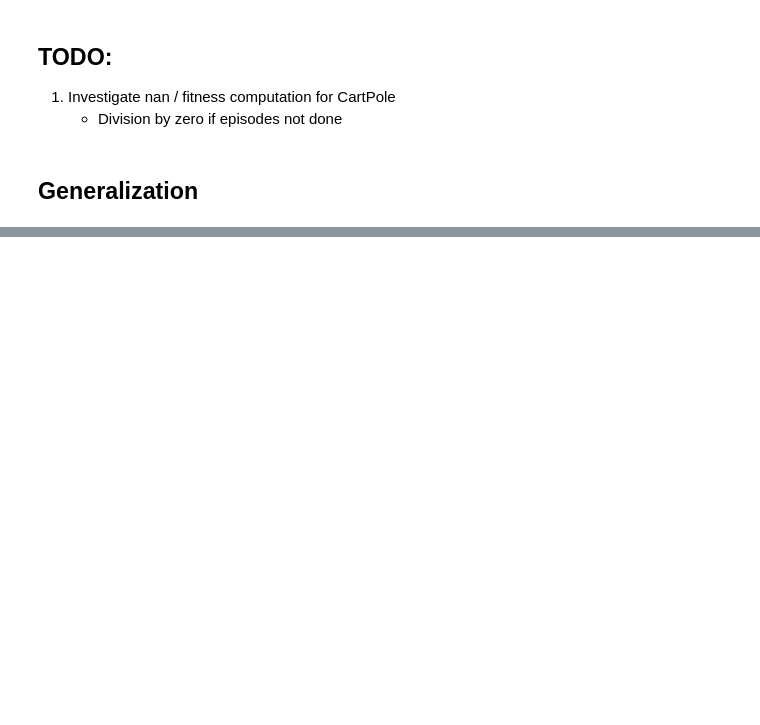
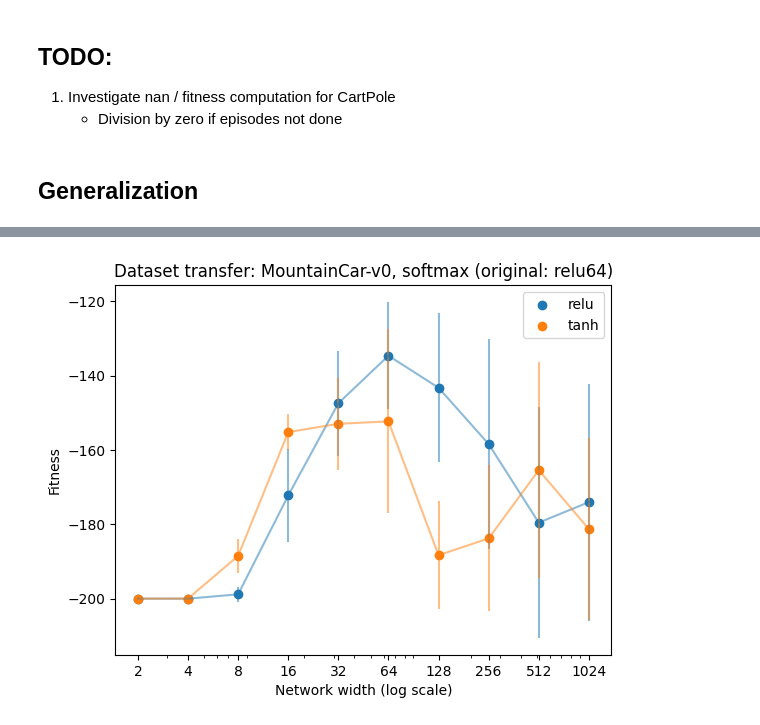
Before and after one commit to lupuandr/explainable-policies, a Jupyter notebook: notebooks/MPD_MountainCar.ipynb, the cells around one changed output, grey strips where cells are left out. Saved outputs shown, nothing was run; the diff lists cells and outputs as text; code cells hidden in the pictures; blank space fills up the shorter version.

```diff
--- a/notebooks/MPD_MountainCar.ipynb
+++ b/notebooks/MPD_MountainCar.ipynb
@@ -250,28 +284,28 @@ print("Best mean return per rollout", best_mean_ret)
 # %%
-env, env_params = gymnax.make(config["ENV_NAME"])
-env = FlattenObservationWrapper(env)
-env = LogWrapper(env)
+# env, env_params = gymnax.make(config["ENV_NAME"])
+# env = FlattenObservationWrapper(env)
+# env = LogWrapper(env)
 
-n_actions = env.action_space(env_params).n
+# n_actions = env.action_space(env_params).n
 
-rng = jax.random.PRNGKey(42)
-rng, reset_rng = jax.random.split(rng)
-obs, env_state = env.reset(reset_rng, env_params)
+# rng = jax.random.PRNGKey(42)
+# rng, reset_rng = jax.random.split(rng)
+# obs, env_state = env.reset(reset_rng, env_params)
 
-rewards_per_ep = []
+# rewards_per_ep = []
 
-for t in tqdm(range(512)):
-    rng, rng_act, rng_step = jax.random.split(rng, 3)
+# for t in tqdm(range(512)):
+#     rng, rng_act, rng_step = jax.random.split(rng, 3)
 
-    pi = train_state.apply_fn(best_params, obs)
-    action = pi.argmax(axis=-1)
+#     pi = train_state.apply_fn(best_params, obs)
+#     action = pi.argmax(axis=-1)
 
-    obs, env_state, reward, done, info = env.step(rng_step, env_state, action, env_params)
-    rewards_per_ep.append(reward)
-    if done:
-        ep_ret = jnp.array(rewards_per_ep).sum()
-        print("Ep return: ", ep_ret)
-        rewards_per_ep = []
+#     obs, env_state, reward, done, info = env.step(rng_step, env_state, action, env_params)
+#     rewards_per_ep.append(reward)
+#     if done:
+#         ep_ret = jnp.array(rewards_per_ep).sum()
+#         print("Ep return: ", ep_ret)
+#         rewards_per_ep = []
 # %%
 from policy_distillation.render import render_mountaincar as render_fn
 
@@ -305,7 +355,7 @@ fit_list = {
 for width in width_list:
     new_config = config.copy()
     new_config["WIDTH"] = width
-    new_config["UPDATE_EPOCHS"] = 20
+    new_config["UPDATE_EPOCHS"] = 40
     num_envs = 20
 
     fitness ={
@@ -345,15 +406,19 @@ for width in width_list:
 # %%
 for activation, act_fit_list in fit_list.items():
     plt.scatter(width_list, [x.mean() for x in act_fit_list], label=activation)
 
     means = jnp.array([x.mean() for x in act_fit_list])
     stds = jnp.array([x.std() for x in act_fit_list])
 
     plt.errorbar(width_list, means, stds, alpha=0.5)
 plt.ylabel("Fitness")
 plt.xlabel("Network width (log scale)")
 plt.xscale("log")
 plt.xticks(width_list, width_list)
-plt.title(f"Dataset transfer (original: {config['ACTIVATION']}{config['WIDTH']} )")
+
+act = "greedy" if config["GREEDY_ACT"] else "softmax"
+plt.title(f"Dataset transfer: {config['ENV_NAME']}, {act} (original: {config['ACTIVATION']}{config['WIDTH']})")
 plt.legend()
 plt.show()
+# %% [output]
+[figure, added]
```
Also changed, not shown: parts of 8 cells of this notebook, 7 other files.
